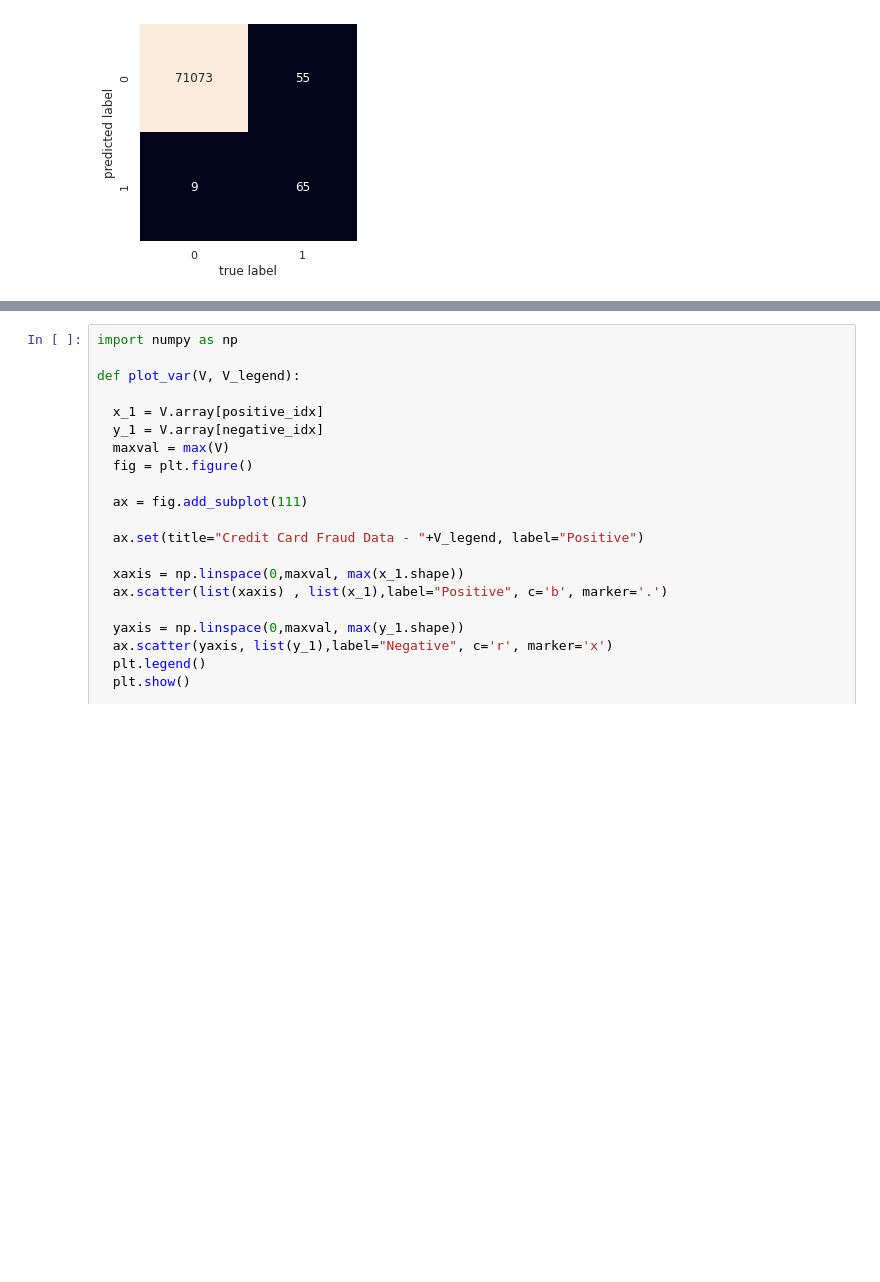
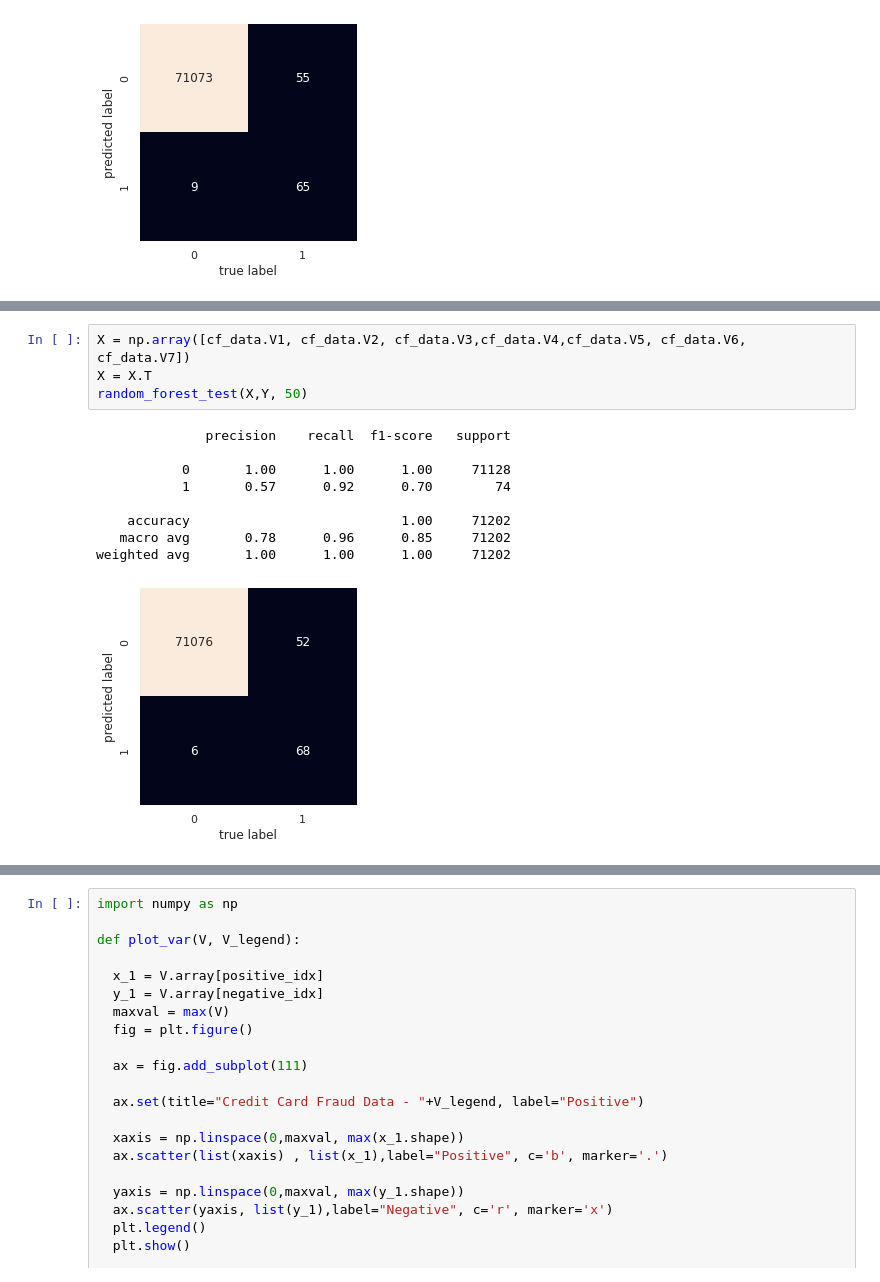
Before and after one commit to anandkc812/data-analytics, a Jupyter notebook: RandomForest_CrediCardFraud_detection.ipynb, the cells around one changed output, grey strips where cells are left out. Saved outputs shown, nothing was run; the diff lists cells and outputs as text; blank space fills up the shorter version.

```diff
--- a/RandomForest_CrediCardFraud_detection.ipynb
+++ b/RandomForest_CrediCardFraud_detection.ipynb
@@ -92,0 +156,14 @@ weighted avg       1.00      1.00      1.00     71202
+# %%
+X = np.array([cf_data.V1, cf_data.V2, cf_data.V3,cf_data.V4,cf_data.V5, cf_data.V6, cf_data.V7])
+X = X.T
+random_forest_test(X,Y, 50)
+# %% [output]
+              precision    recall  f1-score   support
+
+           0       1.00      1.00      1.00     71128
+           1       0.57      0.92      0.70        74
+
+    accuracy                           1.00     71202
+   macro avg       0.78      0.96      0.85     71202
+weighted avg       1.00      1.00      1.00     71202
+[figure, added]
```
Also changed, not shown: parts of 9 cells of this notebook.
